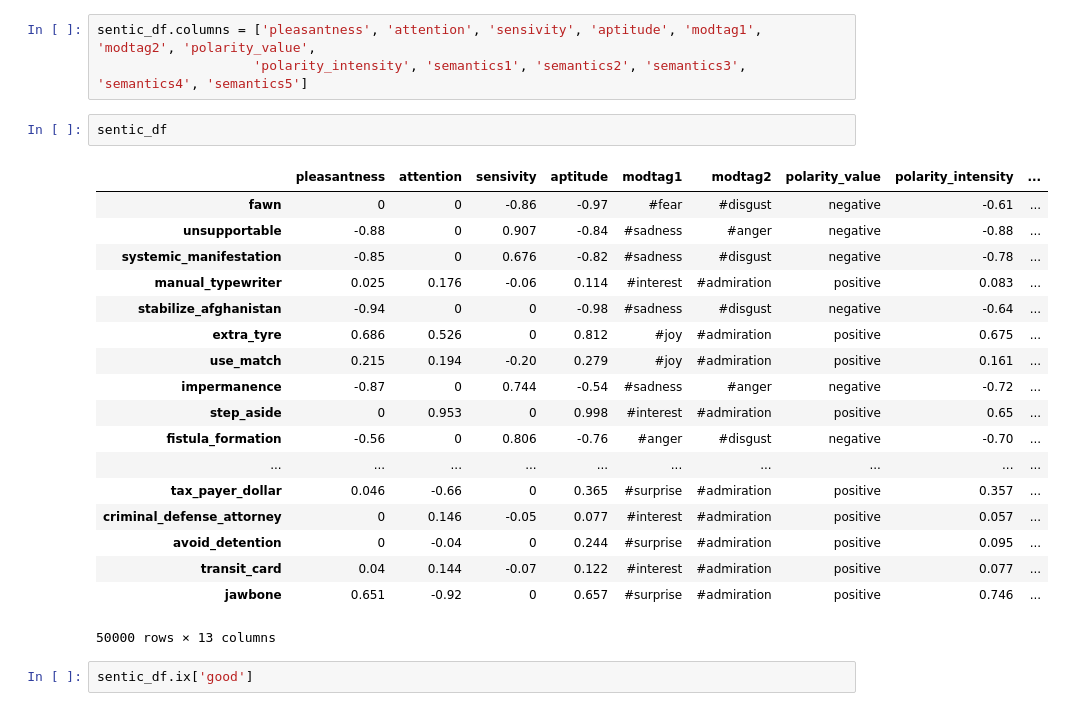
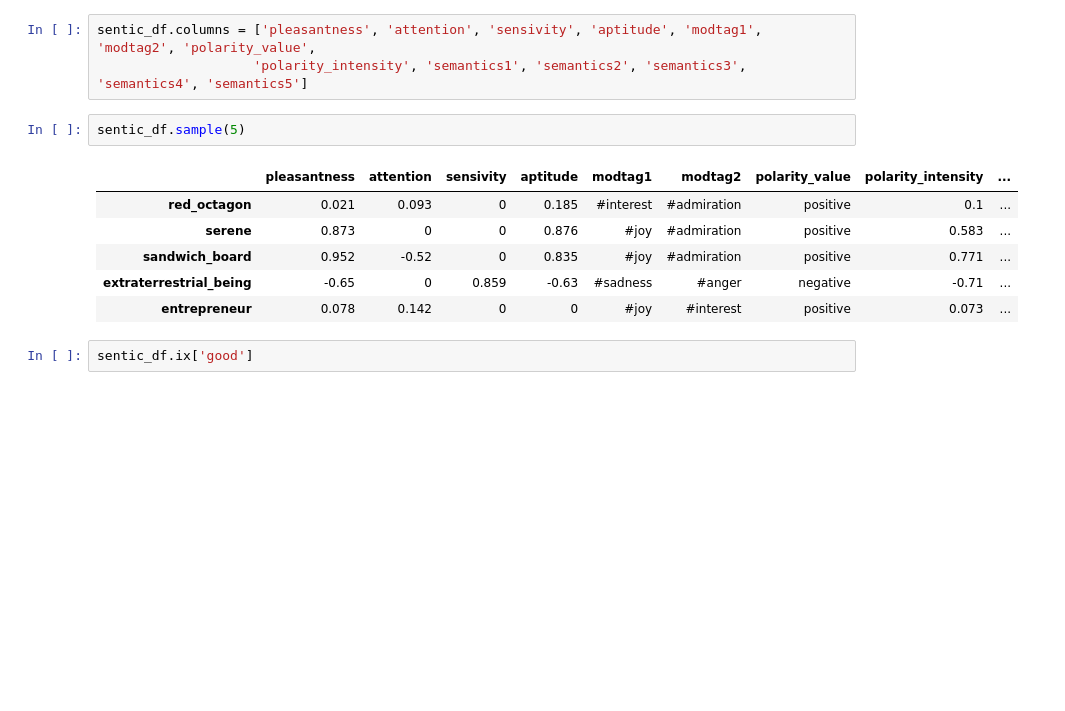
Before and after one commit to laugustyniak/discourse_summarization, a Jupyter notebook: notebooks/sentic.io.ipynb, the cells around one changed output. Cells and saved outputs as stored; diff of their text form; blank space fills up the shorter version.

Commit message:
notebook with sentic analysis

```diff
--- a/notebooks/sentic.io.ipynb
+++ b/notebooks/sentic.io.ipynb
@@ -21,26 +19,14 @@ sentic_df.head()
 sentic_df.columns = ['pleasantness', 'attention', 'sensivity', 'aptitude', 'modtag1', 'modtag2', 'polarity_value',
                     'polarity_intensity', 'semantics1', 'semantics2', 'semantics3', 'semantics4', 'semantics5']
 # %%
-sentic_df
+sentic_df.sample(5)
 # %% [output]
 |  | pleasantness | attention | sensivity | aptitude | modtag1 | modtag2 | polarity_value | polarity_intensity | ... |
-| fawn | 0 | 0 | -0.86 | -0.97 | #fear | #disgust | negative | -0.61 | ... |
-| unsupportable | -0.88 | 0 | 0.907 | -0.84 | #sadness | #anger | negative | -0.88 | ... |
-| systemic_manifestation | -0.85 | 0 | 0.676 | -0.82 | #sadness | #disgust | negative | -0.78 | ... |
-| manual_typewriter | 0.025 | 0.176 | -0.06 | 0.114 | #interest | #admiration | positive | 0.083 | ... |
-| stabilize_afghanistan | -0.94 | 0 | 0 | -0.98 | #sadness | #disgust | negative | -0.64 | ... |
-| extra_tyre | 0.686 | 0.526 | 0 | 0.812 | #joy | #admiration | positive | 0.675 | ... |
-| use_match | 0.215 | 0.194 | -0.20 | 0.279 | #joy | #admiration | positive | 0.161 | ... |
-| impermanence | -0.87 | 0 | 0.744 | -0.54 | #sadness | #anger | negative | -0.72 | ... |
-| step_aside | 0 | 0.953 | 0 | 0.998 | #interest | #admiration | positive | 0.65 | ... |
-| fistula_formation | -0.56 | 0 | 0.806 | -0.76 | #anger | #disgust | negative | -0.70 | ... |
-| ... | ... | ... | ... | ... | ... | ... | ... | ... | ... |
-| tax_payer_dollar | 0.046 | -0.66 | 0 | 0.365 | #surprise | #admiration | positive | 0.357 | ... |
-| criminal_defense_attorney | 0 | 0.146 | -0.05 | 0.077 | #interest | #admiration | positive | 0.057 | ... |
-| avoid_detention | 0 | -0.04 | 0 | 0.244 | #surprise | #admiration | positive | 0.095 | ... |
-| transit_card | 0.04 | 0.144 | -0.07 | 0.122 | #interest | #admiration | positive | 0.077 | ... |
-| jawbone | 0.651 | -0.92 | 0 | 0.657 | #surprise | #admiration | positive | 0.746 | ... |
+| red_octagon | 0.021 | 0.093 | 0 | 0.185 | #interest | #admiration | positive | 0.1 | ... |
+| serene | 0.873 | 0 | 0 | 0.876 | #joy | #admiration | positive | 0.583 | ... |
+| sandwich_board | 0.952 | -0.52 | 0 | 0.835 | #joy | #admiration | positive | 0.771 | ... |
+| extraterrestrial_being | -0.65 | 0 | 0.859 | -0.63 | #sadness | #anger | negative | -0.71 | ... |
+| entrepreneur | 0.078 | 0.142 | 0 | 0 | #joy | #interest | positive | 0.073 | ... |
-50000 rows × 13 columns
 # %%
 sentic_df.ix['good']
 # %% [output]
```
Also changed, not shown: parts of 18 cells of this notebook.
